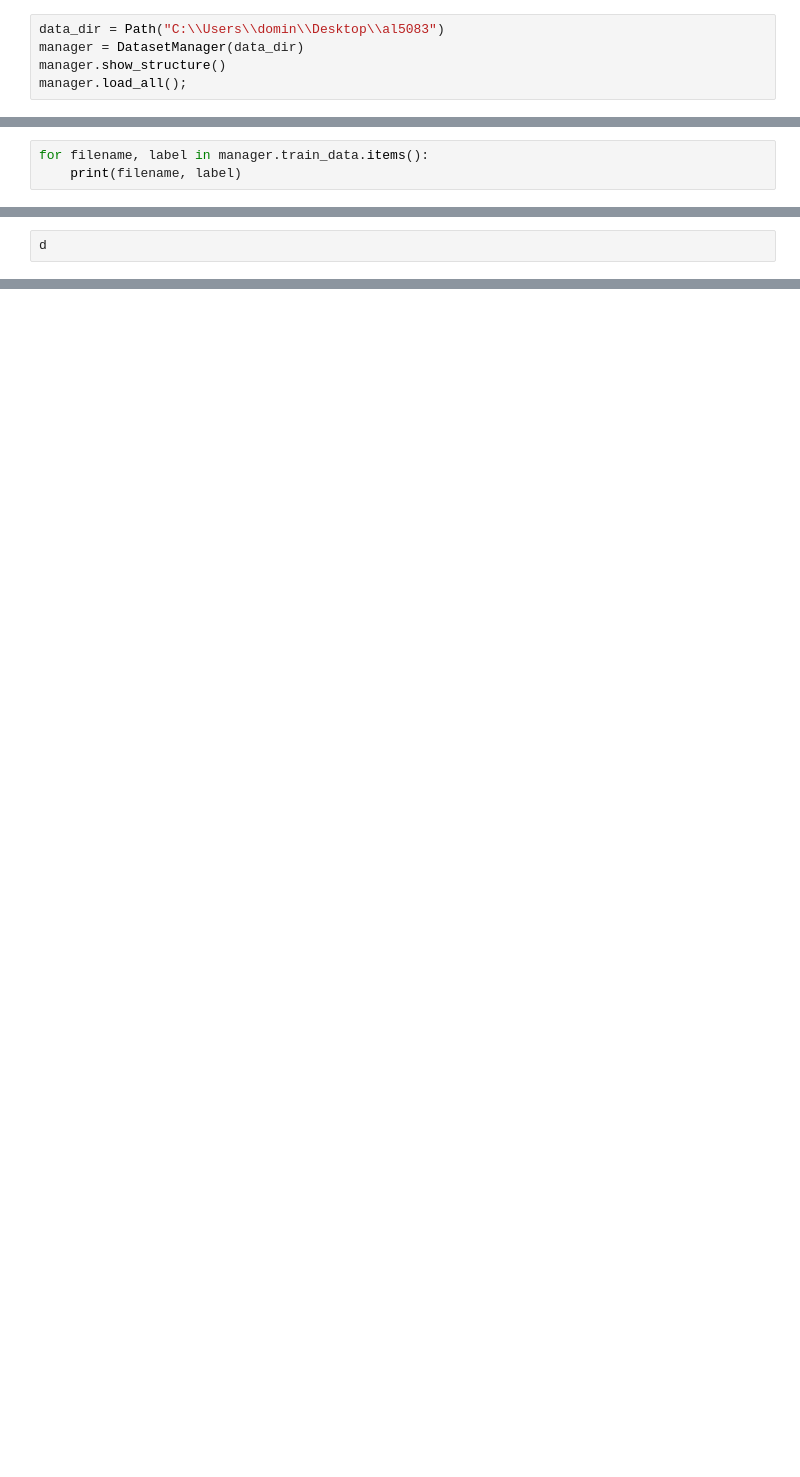
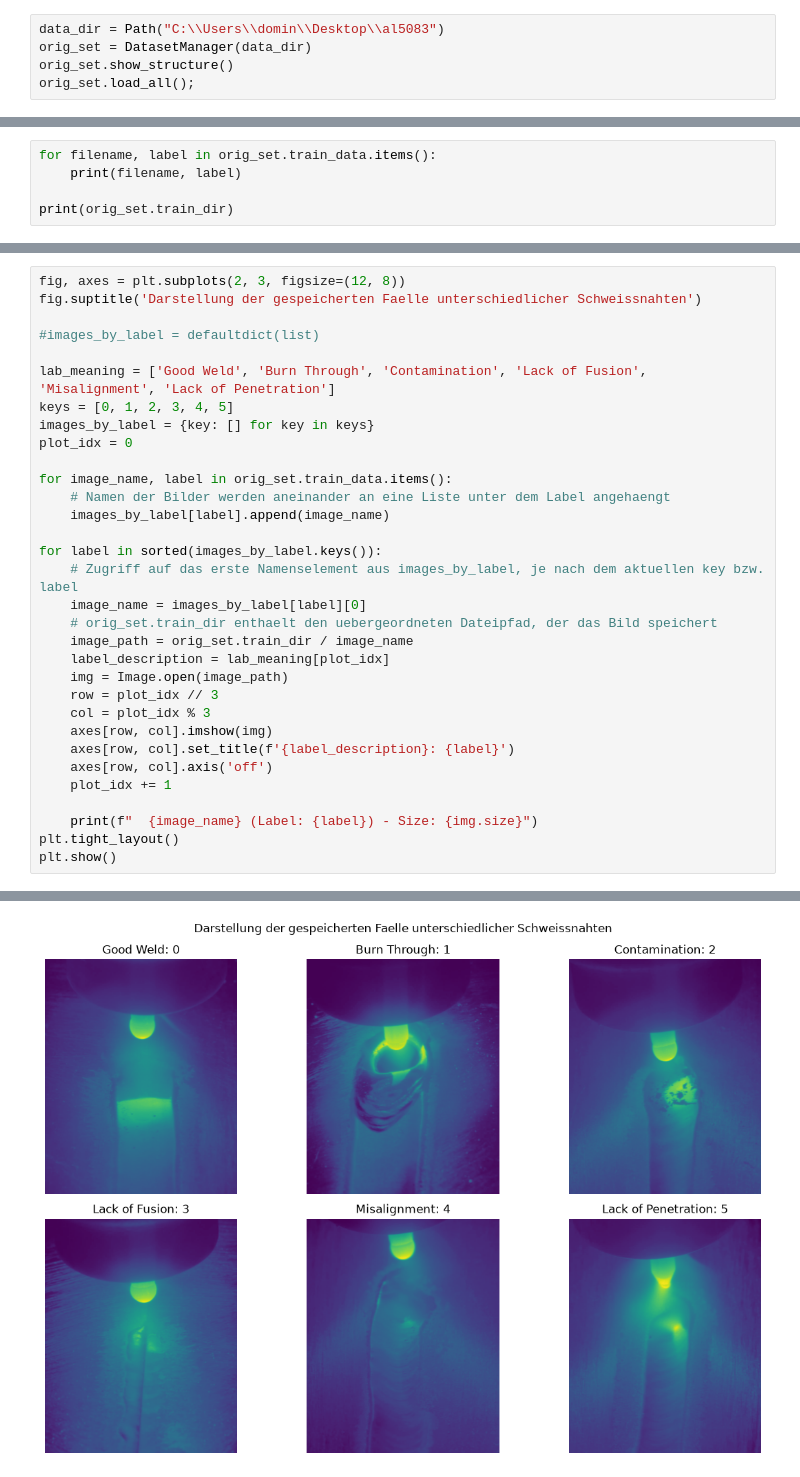
Before and after one commit to DominikSchuck/MLiP_Project, a Jupyter notebook: projekt_klassifikation.ipynb, the cells around one changed output, grey strips where cells are left out. Saved outputs shown, nothing was run; the diff lists cells and outputs as text; blank space fills up the shorter version.

Commit message:
Bilder einlesen und erstmals darstellen

```diff
--- a/projekt_klassifikation.ipynb
+++ b/projekt_klassifikation.ipynb
@@ -68,7 +100,7 @@ class DatasetManager:
         return reduced
 # %%
 data_dir = Path("C:\\Users\\domin\\Desktop\\al5083")
-manager = DatasetManager(data_dir)
-manager.show_structure()
-manager.load_all();
+orig_set = DatasetManager(data_dir)
+orig_set.show_structure()
+orig_set.load_all();
 # %% [output]
@@ -89,4 +124,6 @@ Klassenverteilung in C:\Users\domin\Desktop\al5083\test\test.json: [(0, 2189), (
 # %%
-for filename, label in manager.train_data.items():
+for filename, label in orig_set.train_data.items():
     print(filename, label)
+
+print(orig_set.train_dir)
 # %% [output]
@@ -110,2 +147,33 @@ Klassenverteilung in C:\Users\domin\Desktop\al5083\train\train.json: [(0, 8758),
 # %%
-d
+fig, axes = plt.subplots(2, 3, figsize=(12, 8))
+fig.suptitle('Darstellung der gespeicherten Faelle unterschiedlicher Schweissnahten')
+
+#images_by_label = defaultdict(list)
+
+lab_meaning = ['Good Weld', 'Burn Through', 'Contamination', 'Lack of Fusion', 'Misalignment', 'Lack of Penetration']
+keys = [0, 1, 2, 3, 4, 5]
+images_by_label = {key: [] for key in keys}
+plot_idx = 0
+
+for image_name, label in orig_set.train_data.items():
+    # Namen der Bilder werden aneinander an eine Liste unter dem Label angehaengt
+    images_by_label[label].append(image_name)
+
+for label in sorted(images_by_label.keys()):
+    # Zugriff auf das erste Namenselement aus images_by_label, je nach dem aktuellen key bzw. label
+    image_name = images_by_label[label][0]
+    # orig_set.train_dir enthaelt den uebergeordneten Dateipfad, der das Bild speichert
+    image_path = orig_set.train_dir / image_name
+    label_description = lab_meaning[plot_idx]
+    img = Image.open(image_path)
+    row = plot_idx // 3
+    col = plot_idx % 3
+    axes[row, col].imshow(img)
+    axes[row, col].set_title(f'{label_description}: {label}')
+    axes[row, col].axis('off')
+    plot_idx += 1
+
+    print(f"  {image_name} (Label: {label}) - Size: {img.size}")
+plt.tight_layout()
+plt.show()
+# %% [output]
@@ -111,0 +186 @@ d
+[figure, added]
```
Also changed, not shown: parts of 5 cells of this notebook.
